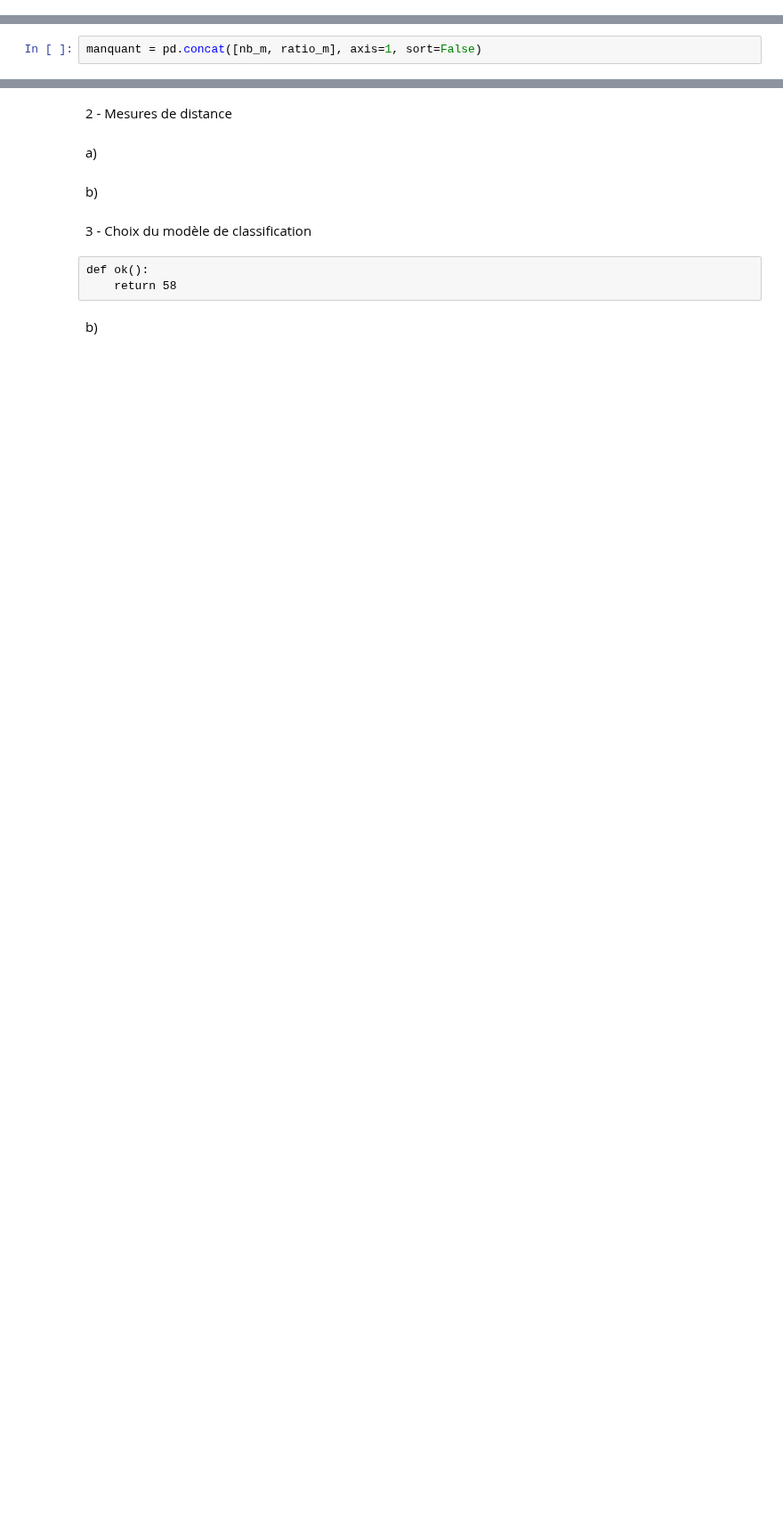
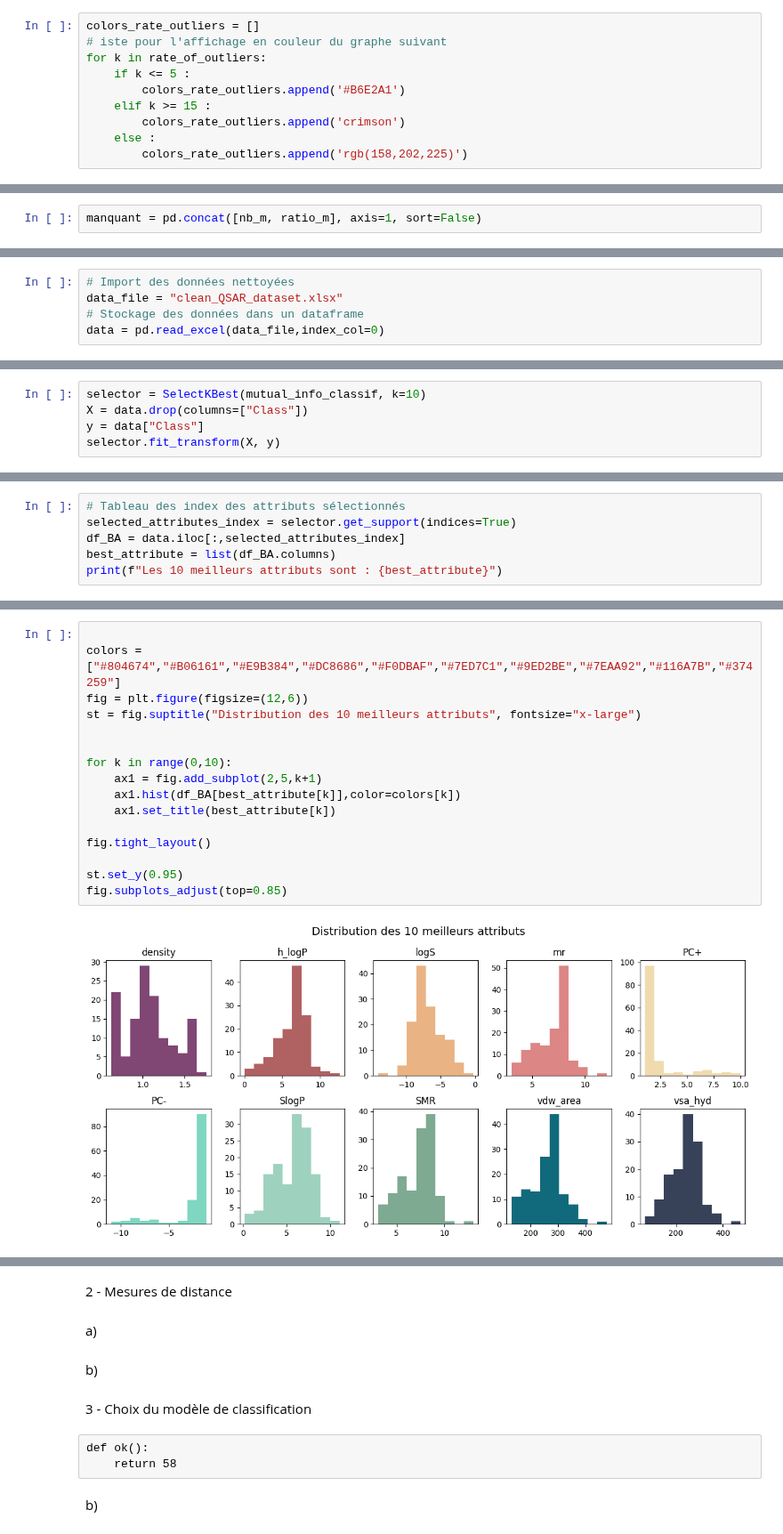
Before and after one commit to KHALOUIoussama/TP1-IFT-870, a Jupyter notebook: raport.ipynb, the cells around one changed output, grey strips where cells are left out. Shown at 89% size. Saved outputs shown, nothing was run; the diff lists cells and outputs as text; blank space fills up the shorter version.

```diff
--- a/raport.ipynb
+++ b/raport.ipynb
@@ -53,0 +131,10 @@ Nous avons décidé de procéder au traitement des données manquantes par imput
+# %%
+colors_rate_outliers = []
+# iste pour l'affichage en couleur du graphe suivant
+for k in rate_of_outliers:
+    if k <= 5 :
+        colors_rate_outliers.append('#B6E2A1')
+    elif k >= 15 :
+        colors_rate_outliers.append('crimson')
+    else :
+        colors_rate_outliers.append('rgb(158,202,225)')
@@ -319,0 +239,5 @@ c)
+# %%
+# Import des données nettoyées
+data_file = "clean_QSAR_dataset.xlsx"
+# Stockage des données dans un dataframe
+data = pd.read_excel(data_file,index_col=0)
@@ -319,0 +257,5 @@ c)
+# %%
+selector = SelectKBest(mutual_info_classif, k=10)
+X = data.drop(columns=["Class"])
+y = data["Class"]
+selector.fit_transform(X, y)
@@ -319,0 +278,6 @@ c)
+# %%
+# Tableau des index des attributs sélectionnés
+selected_attributes_index = selector.get_support(indices=True)
+df_BA = data.iloc[:,selected_attributes_index]
+best_attribute = list(df_BA.columns)
+print(f"Les 10 meilleurs attributs sont : {best_attribute}")
@@ -319,0 +288,18 @@ c)
+# %%
+
+colors = ["#804674","#B06161","#E9B384","#DC8686","#F0DBAF","#7ED7C1","#9ED2BE","#7EAA92","#116A7B","#374259"]
+fig = plt.figure(figsize=(12,6))
+st = fig.suptitle("Distribution des 10 meilleurs attributs", fontsize="x-large")
+
+
+for k in range(0,10):
+    ax1 = fig.add_subplot(2,5,k+1)
+    ax1.hist(df_BA[best_attribute[k]],color=colors[k])
+    ax1.set_title(best_attribute[k])
+
+fig.tight_layout()
+
+st.set_y(0.95)
+fig.subplots_adjust(top=0.85)
+# %% [output]
+[figure, added]
```
Also changed, not shown: parts of 70 cells of this notebook, 1 other file.
